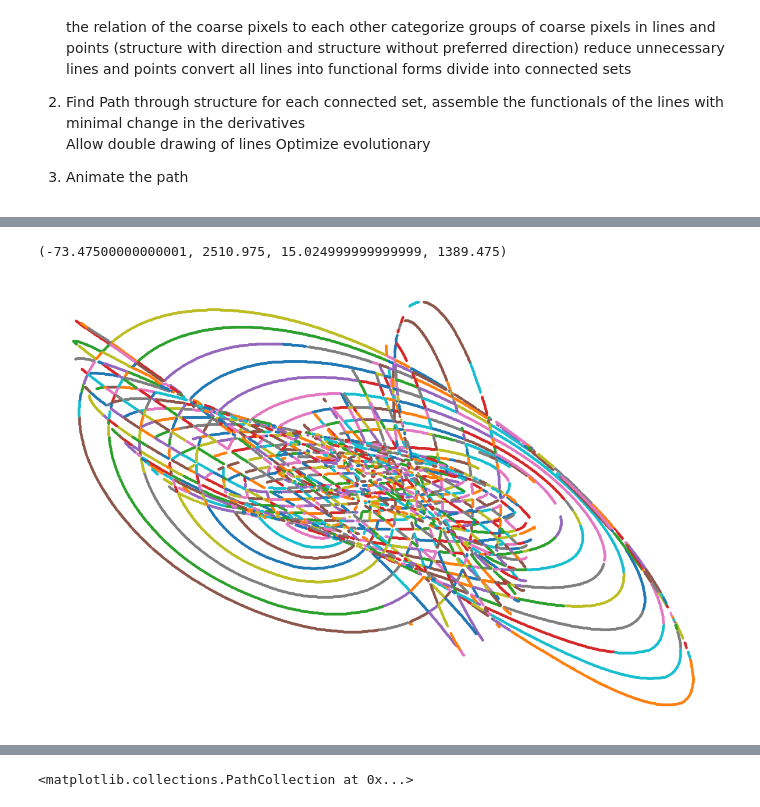
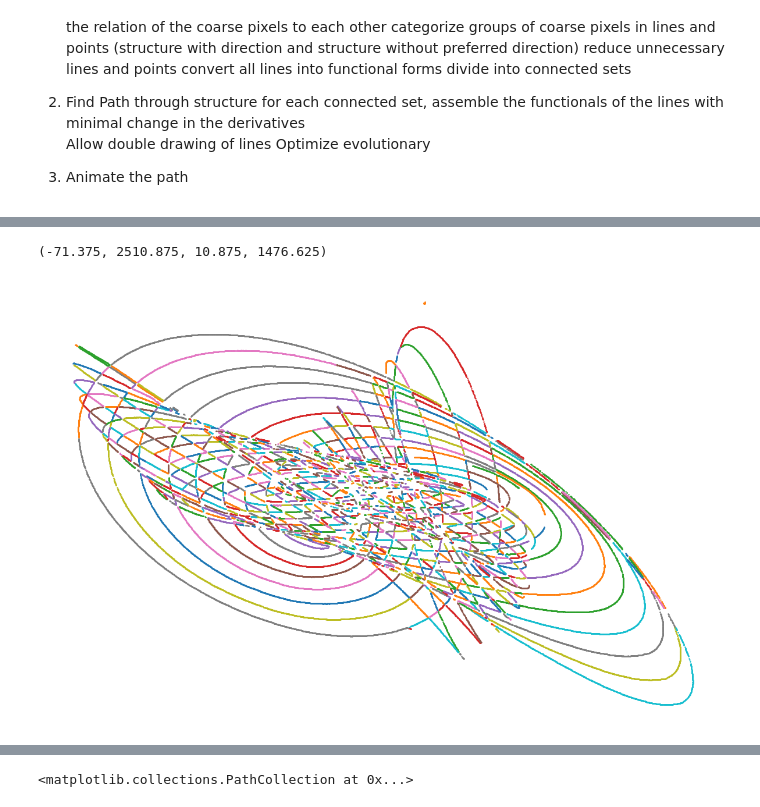
Before and after one commit to kernke/Mytest, a Jupyter notebook: image_analysis.ipynb, the cells around one changed output, grey strips where cells are left out. Saved outputs shown, nothing was run; the diff lists cells and outputs as text; code cells hidden in the pictures.

```diff
--- a/image_analysis.ipynb
+++ b/image_analysis.ipynb
@@ -959,15 +922,0 @@ timeline[3]
-# %%
-tf=nx.adjacency_matrix(newg)
-tr=tf.todense()
-con=nx.connected_components(newg)
-conn=[]
-for i in con:
-    conn.append(i)
-
-conlens=[]
-for i in range(len(conn)):
-    conlens.append(len(conn[i]))
-conlens=np.array(conlens)
-conlens[0]
-
-tr
@@ -978,11 +922,0 @@ np.sum(np.diag(tr))
-# %%
-con=nx.connected_components(newg)
-conn=[]
-for i in con:
-    conn.append(i)
-
-conlens=[]
-for i in range(len(conn)):
-    conlens.append(len(conn[i]))
-conlens=np.array(conlens)
-conlens[0]
@@ -991,6 +922,0 @@ nx.number_connected_components(newg)
-# %%
-conlens=[]
-for i in range(len(conn)):
-    conlens.append(len(conn[i]))
-conlens=np.array(conlens)
-conlens[0]
@@ -1051,13 +972,13 @@ plt.savefig('Original.png',format='png',dpi=400)
 # %%
 fig, ax = plt.subplots(figsize=(21,14))
 count=0
 for i in pipes:
-    if pipeweight[count,2]>30:
-        plt.plot(newnh[pipes[i],0],newnh[pipes[i],1],'.')
+    if pipeweight[count,2]>50:
+        plt.plot(newnh[pipes[i],0],newnh[pipes[i],1],'.',markersize=3)
     count+=1
         #sc.set_sizes(np.sqrt(newnh[pipes[i],2]))
 plt.axis('off')
 #plt.savefig('GleicheFarbeBisLinienSichSchneiden.png',format='png',dpi=400)
 # %% [output]
-(-73.47500000000001, 2510.975, 15.024999999999999, 1389.475)
+(-71.375, 2510.875, 10.875, 1476.625)
-[figure, old version]
+[figure, new version]
```
Also changed, not shown: parts of 49 cells of this notebook.
